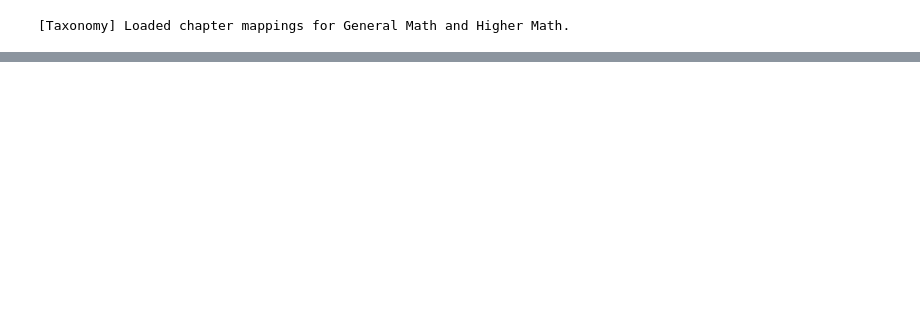
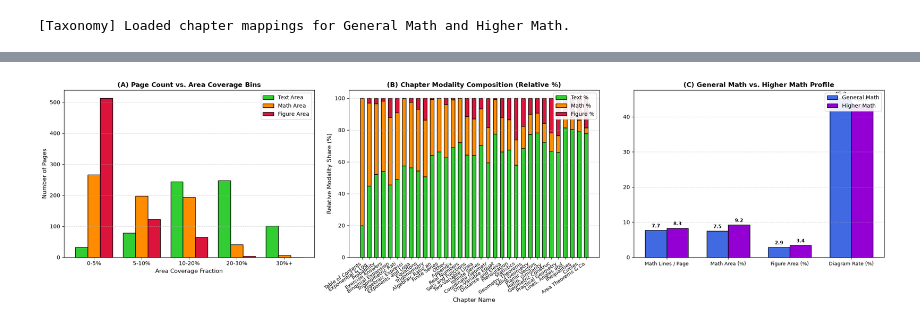
Before and after one commit to SeveredAsif/doc-agent-G04, a Jupyter notebook: notebooks/eda.ipynb, the cells around one changed output, grey strips where cells are left out. Cells and saved outputs as stored; diff of their text form; code cells hidden in the pictures; blank space fills up the shorter version.

```diff
--- a/notebooks/eda.ipynb
+++ b/notebooks/eda.ipynb
@@ -624,0 +328,95 @@ print(f"[Done] Successfully exported {num_exported} annotated overlay images to
+# %%
+# Cell 5: Actionable Modality Distribution & Cross-Book Visualizations
+
+fig, axs = plt.subplots(1, 3, figsize=(22, 6))
+
+# Panel (A): Page Distribution vs. Modality Area Coverage (Grouped Frequency Bins)
+ax = axs[0]
+bins = [0.0, 0.05, 0.10, 0.20, 0.30, 1.0]
+bin_labels = ["0-5%", "5-10%", "10-20%", "20-30%", "30%+"]
+
+text_counts = pd.cut(df_metrics["text_area_frac"], bins=bins, labels=bin_labels, include_lowest=True).value_counts()[bin_labels].values
+math_counts = pd.cut(df_metrics["math_area_frac"], bins=bins, labels=bin_labels, include_lowest=True).value_counts()[bin_labels].values
+fig_counts = pd.cut(df_metrics["fig_area_frac"], bins=bins, labels=bin_labels, include_lowest=True).value_counts()[bin_labels].values
+
+x = np.arange(len(bin_labels))
+width = 0.26
+
+r1 = ax.bar(x - width, text_counts, width, label="Text Area", color="limegreen", edgecolor="black")
+r2 = ax.bar(x, math_counts, width, label="Math Area", color="darkorange", edgecolor="black")
+r3 = ax.bar(x + width, fig_counts, width, label="Figure Area", color="crimson", edgecolor="black")
+
+ax.set_title("(A) Page Count vs. Area Coverage Bins", fontsize=12, fontweight="bold")
+ax.set_xlabel("Area Coverage Fraction", fontsize=10.5)
+ax.set_ylabel("Number of Pages", fontsize=10.5)
+ax.set_xticks(x)
+ax.set_xticklabels(bin_labels, fontsize=10)
+ax.grid(axis="y", linestyle="--", alpha=0.5)
+ax.legend(loc="upper right", framealpha=0.9)
+
+# Panel (B): Chapter-by-Chapter Modality Breakdown (Stacked Bar Chart)
+ax = axs[1]
+# Group by chapter (or content domain) to show distinct bars for each topic
+chap_grp = df_metrics.groupby("chapter_name_en")[["text_area_frac", "math_area_frac", "fig_area_frac"]].mean()
+chap_grp["total"] = chap_grp.sum(axis=1)
+chap_norm = chap_grp.div(chap_grp["total"].replace(0, 1), axis=0)[["text_area_frac", "math_area_frac", "fig_area_frac"]]
+
+# Sort by math percentage descending for clear visual interpretation
+chap_norm = chap_norm.sort_values(by="math_area_frac", ascending=False)
+chap_labels = [c[:18] for c in chap_norm.index]
+x_ch = np.arange(len(chap_labels))
+b_w = 0.55
+
+p_txt = ax.bar(x_ch, chap_norm["text_area_frac"] * 100, b_w, label="Text %", color="limegreen", edgecolor="black")
+p_mth = ax.bar(x_ch, chap_norm["math_area_frac"] * 100, b_w, bottom=chap_norm["text_area_frac"] * 100, label="Math %", color="darkorange", edgecolor="black")
+p_fig = ax.bar(x_ch, chap_norm["fig_area_frac"] * 100, b_w, bottom=(chap_norm["text_area_frac"] + chap_norm["math_area_frac"]) * 100, label="Figure %", color="crimson", edgecolor="black")
+
+ax.set_title("(B) Chapter Modality Composition (Relative %)", fontsize=12, fontweight="bold")
+ax.set_xlabel("Chapter Name", fontsize=10.5)
+ax.set_ylabel("Relative Modality Share (%)", fontsize=10.5)
+ax.set_xticks(x_ch)
+ax.set_xticklabels(chap_labels, rotation=35, ha="right", fontsize=9.5)
+ax.set_ylim(0, 105)
+ax.grid(axis="y", linestyle="--", alpha=0.5)
+ax.legend(loc="upper right", framealpha=0.9)
+
+# Panel (C): General Math vs. Higher Math Comparative Profile
+ax = axs[2]
+gm_df = df_metrics[df_metrics["book"] == "General Math"]
+hm_df = df_metrics[df_metrics["book"] == "Higher Math"]
+
+gm_stats = [
+    float(gm_df["num_math"].mean()) if len(gm_df) else 0.0,
+    float(gm_df["math_area_frac"].mean() * 100) if len(gm_df) else 0.0,
+    float(gm_df["fig_area_frac"].mean() * 100) if len(gm_df) else 0.0,
+    float((gm_df["num_figures"] >= 1).mean() * 100) if len(gm_df) else 0.0
+]
+
+hm_stats = [
+    float(hm_df["num_math"].mean()) if len(hm_df) else 0.0,
+    float(hm_df["math_area_frac"].mean() * 100) if len(hm_df) else 0.0,
+    float(hm_df["fig_area_frac"].mean() * 100) if len(hm_df) else 0.0,
+    float((hm_df["num_figures"] >= 1).mean() * 100) if len(hm_df) else 0.0
+]
+
+metric_labels = ["Math Lines / Page", "Math Area (%)", "Figure Area (%)", "Diagram Rate (%)"]
+x_comp = np.arange(len(metric_labels))
+c_w = 0.35
+
+b1 = ax.bar(x_comp - c_w/2, gm_stats, c_w, label="General Math", color="royalblue", edgecolor="black")
+b2 = ax.bar(x_comp + c_w/2, hm_stats, c_w, label="Higher Math", color="darkviolet", edgecolor="black")
+
+ax.set_title("(C) General Math vs. Higher Math Profile", fontsize=12, fontweight="bold")
+ax.set_xticks(x_comp)
+ax.set_xticklabels(metric_labels, fontsize=9.5)
+ax.grid(axis="y", linestyle="--", alpha=0.5)
+ax.legend(loc="upper right", framealpha=0.9)
+
+for bar in list(b1) + list(b2):
+    h = bar.get_height()
+    ax.text(bar.get_x() + bar.get_width()/2, h + 0.5, f"{h:.1f}", ha="center", va="bottom", fontsize=8.5, fontweight="bold")
+
+plt.tight_layout()
+plt.show()
+# %% [output]
+[figure, added]
```
Also changed, not shown: parts of 12 cells of this notebook, 49 other files.
